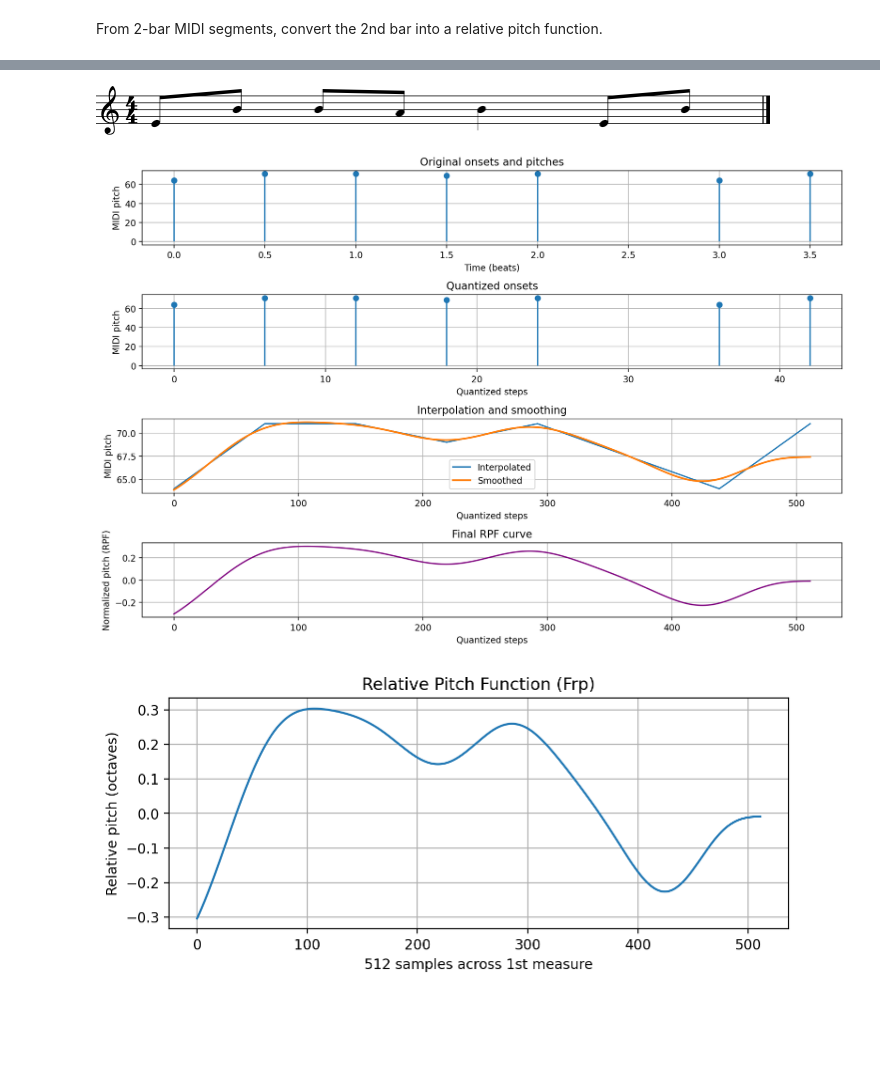
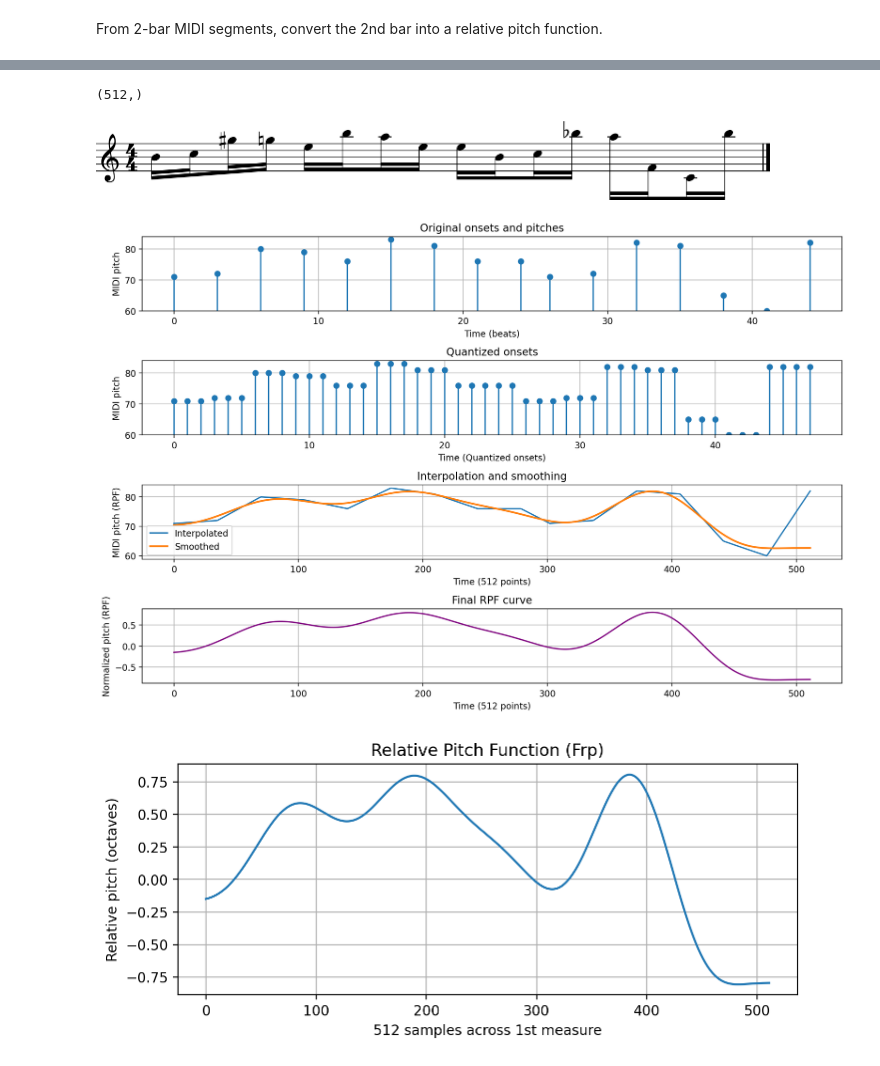
Before and after one commit to CrisJorda/melodic-contour-generation-based-on-sketches, a Jupyter notebook: test_notebooks/relative_pitch_extractor.ipynb, the cells around one changed output, grey strips where cells are left out. Saved outputs shown, nothing was run; the diff lists cells and outputs as text; code cells hidden in the pictures; blank space fills up the shorter version.

```diff
--- a/test_notebooks/relative_pitch_extractor.ipynb
+++ b/test_notebooks/relative_pitch_extractor.ipynb
@@ -10,4 +10,5 @@ from music21 import converter, note
 import matplotlib.pyplot as plt
 # %%
 # Definition of the path to MIDI file
-midi_file_path = "C:/Users/cristinj/OneDrive - Universitetet i Oslo/Documents/Project1/melodic-contour-generation-based-on-sketches/irish_tunes_dataset/Cooley's_0_2bars_1.midi"
+#midi_file_path = "C:/Users/cristinj/OneDrive - Universitetet i Oslo/Documents/Project1/melodic-contour-generation-based-on-sketches/irishtunes_dataset/Cooley's_0_2bars_1.midi"
+midi_file_path = "C:/Users/cristinj/OneDrive - Universitetet i Oslo/Documents/Project1/melodic-contour-generation-based-on-sketches/synthetics_dataset/0.midi"
@@ -28,6 +34,25 @@ for n in score:
         onsets.append(n.offset)
         pitches.append(n.pitch.midi)
 
+# Convert note onset (offset in beats) to a grid position [0..47]
+# Get relative time inside the measure
+norm_onsets = np.mod(onsets, measeure_length) / measeure_length
+# Map to 48-step grid
+quant_onsets = np.round(norm_onsets * (positions_per_bar - 1)).astype(int)
+
+onsets = quant_onsets
 print(onsets)
 print(pitches)
+
+# Fill the pitch_vector
+# Sustain each note until the next onset
+for i, onset in enumerate(onsets):
+    if i + 1 < len(onsets):
+        end = onsets[i + 1]
+    else:
+        end = positions_per_bar
+    pitch_vector[onset:end] = pitches[i]
+
+print(pitch_vector)
+print(pitch_vector.shape)
 # %% [output]
@@ -58,8 +71,8 @@ filter_cutoff = 1/50
 filter_order = 5 # not in the paper, but 5 is a typical value for how steep the roll-off is
 
 # Piecewise-linear interpolation
-x = np.linspace(quant_onsets.min(), quant_onsets.max(), num_points)
-y = np.interp(x, quant_onsets, pitches)
+x = np.linspace(onsets.min(), onsets.max(), num_points)
+y = np.interp(x, onsets, pitches)
 
 # Low-pass Butterworth filtering
 # to smooth the linear interpolation
@@ -74,46 +87,52 @@ middle_val = y_smooth.min() + pitch_range/2
 # Substract midpoint and divide by 12
 # 12 because 12 semitones = 1 octave
 frp = (y_smooth - middle_val) / 12.0
+
+print(frp.shape)
+# %% [output]
+(512,)
 # %%
 score.show()
 
 plt.figure(figsize=(12, 8))
 
 plt.subplot(4, 1, 1)
 plt.stem(onsets, pitches, basefmt=" ")
 plt.title("Original onsets and pitches")
 plt.xlabel("Time (beats)")
 plt.ylabel("MIDI pitch")
+plt.ylim(60, 84)  # two octaves around middle C
 plt.grid(True)
 
 plt.subplot(4, 1, 2)
-plt.stem(quant_onsets, pitches, basefmt=" ")
+plt.stem(pitch_vector, basefmt=" ")
 plt.title("Quantized onsets")
-plt.xlabel("Quantized steps")
+plt.xlabel("Time (Quantized onsets)")
 plt.ylabel("MIDI pitch")
+plt.ylim(60, 84)
 plt.grid(True)
 
 plt.subplot(4, 1, 3)
 plt.plot(y, label='Interpolated')
 plt.plot(y_smooth, label='Smoothed', linewidth=2)
 plt.title("Interpolation and smoothing")
-plt.xlabel("Quantized steps")
-plt.ylabel("MIDI pitch")
+plt.xlabel("Time (512 points)")
+plt.ylabel("MIDI pitch (RPF)")
 plt.legend()
 plt.grid(True)
 
 plt.subplot(4, 1, 4)
 plt.plot(frp, color='purple')
 plt.title("Final RPF curve")
-plt.xlabel("Quantized steps")
+plt.xlabel("Time (512 points)")
 plt.ylabel("Normalized pitch (RPF)")
 plt.grid(True)
 
 plt.tight_layout()
 plt.show()
 # %% [output]
-[figure, old version]
+[figure, new version]
-[figure, old version]
+[figure, new version]
 # %%
 plt.figure(figsize=(8, 3))
 plt.plot(frp)
@@ -123,4 +142,4 @@ plt.ylabel("Relative pitch (octaves)")
 plt.grid(True)
 plt.show()
 # %% [output]
-[figure, old version]
+[figure, new version]
```
Also changed, not shown: parts of 5 cells of this notebook, 2 other files.
